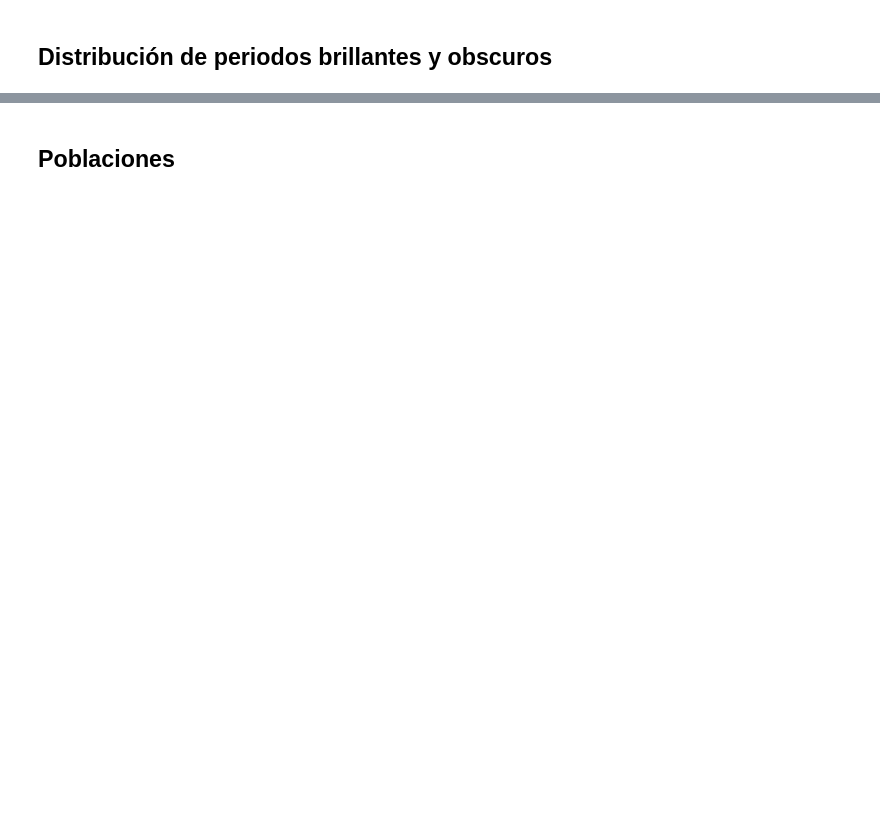
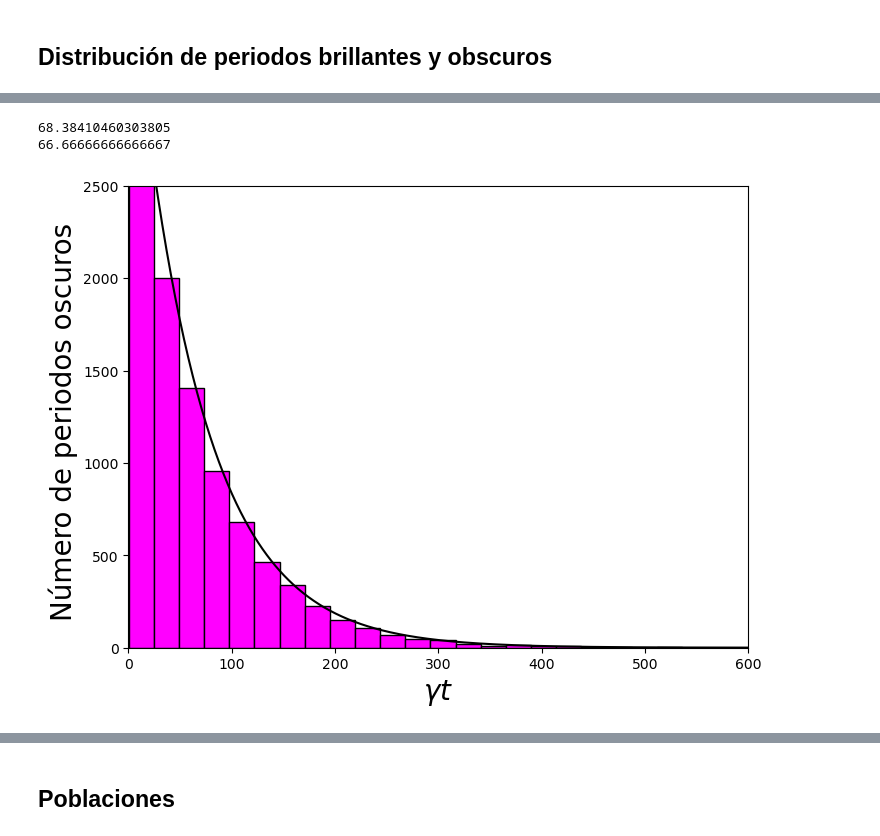
Before and after one commit to LKelvin26/FRI, a Jupyter notebook: 3LA Fluorescencia Resonante Periodos brillantes y oscurso.ipynb, the cells around one changed output, grey strips where cells are left out. Saved outputs shown, nothing was run; the diff lists cells and outputs as text; code cells hidden in the pictures; blank space fills up the shorter version.

```diff
--- a/3LA Fluorescencia Resonante Periodos brillantes y oscurso.ipynb
+++ b/3LA Fluorescencia Resonante Periodos brillantes y oscurso.ipynb
@@ -52,12 +53,12 @@ Agg] #Los valores esperados se ponen en forma de lista, no se si importe su orde
 # %%
 Omega = 2 #Frecuencia de rabi
 Delta = 0 #Desintonia
-deltat =1000000
+deltat =10000000
 ga = 0.015
 gd = 0.05
 g = 0.95
 ntraj = 1 # Numero de trayectorias
-tlist = np.linspace(0,100000,deltat)
+tlist = np.linspace(0,1000000,deltat)
 
 #El numero de trayectorias necesarias para ver periodos brillantes y obscuros tiene que ser 1
 #De lo contrario como ensamble no se ve porque en el mismo coinciden periodos brillantes con los obscuros de otros
@@ -210,26 +225,31 @@ plt.ylabel('Número de periodos oscuros',fontsize=20)
 # %%
 '''
 Comparacion de los periodos brillantes y oscuros medidos con los de las formulas
 Omega = 1 #Frecuencia de rabi
 Delta = 0 #Desintonia
 ga = 0.015
 gd = 0.05
 g = 0.935
 tlist
 '''
 
 #Promedio periodos oscuros
 tlis = np.linspace(0,800,950)
 a=np.mean(tdur)
 Toc=1/ga
 TBc=(2*Omega**3+g**2+4*Delta**2)/(gd*Omega**2)
-POc=(300000)*(1/Toc)*exp(-tlis/Toc)
+POc=(250000)*(1/Toc)*exp(-tlis/Toc)
 PBc=(1/Toc)*exp(-tlis/TBc)
 plt.figure(figsize=(8,6))
 plt.plot(tlis,POc,color="black")
 plt.hist(tdur,bins=28,histtype ='barstacked',label='Hisotograma de la duracion de periodos oscuros',rwidth=1,edgecolor='black',color='magenta')
 plt.xlabel(r'$\gamma t$',fontsize=20)
 plt.ylabel(r'Número de periodos oscuros ',fontsize=20)
 plt.xlim(0,600)
-plt.ylim(0,200)
-a
+plt.ylim(0,2500)
+print(a)
+print(Toc)
+# %% [output]
+68.38410460303805
+66.66666666666667
+[figure, added]
```
Also changed, not shown: parts of 9 cells of this notebook, 16 other files.
